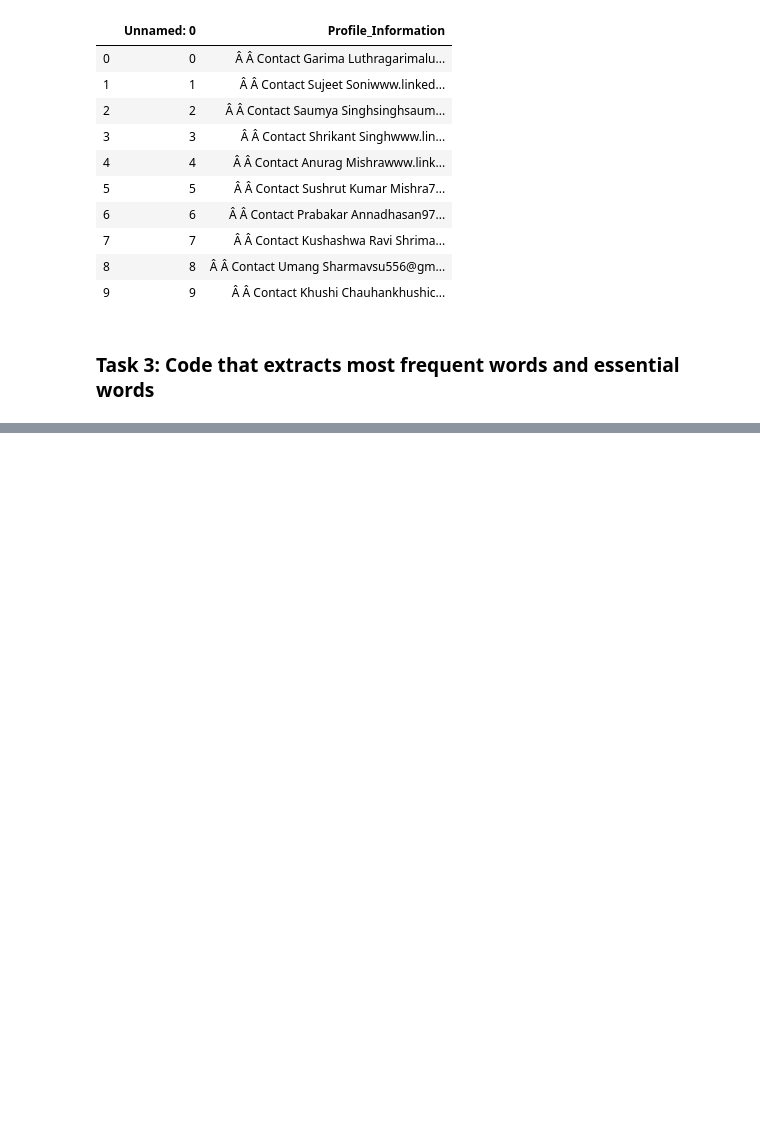
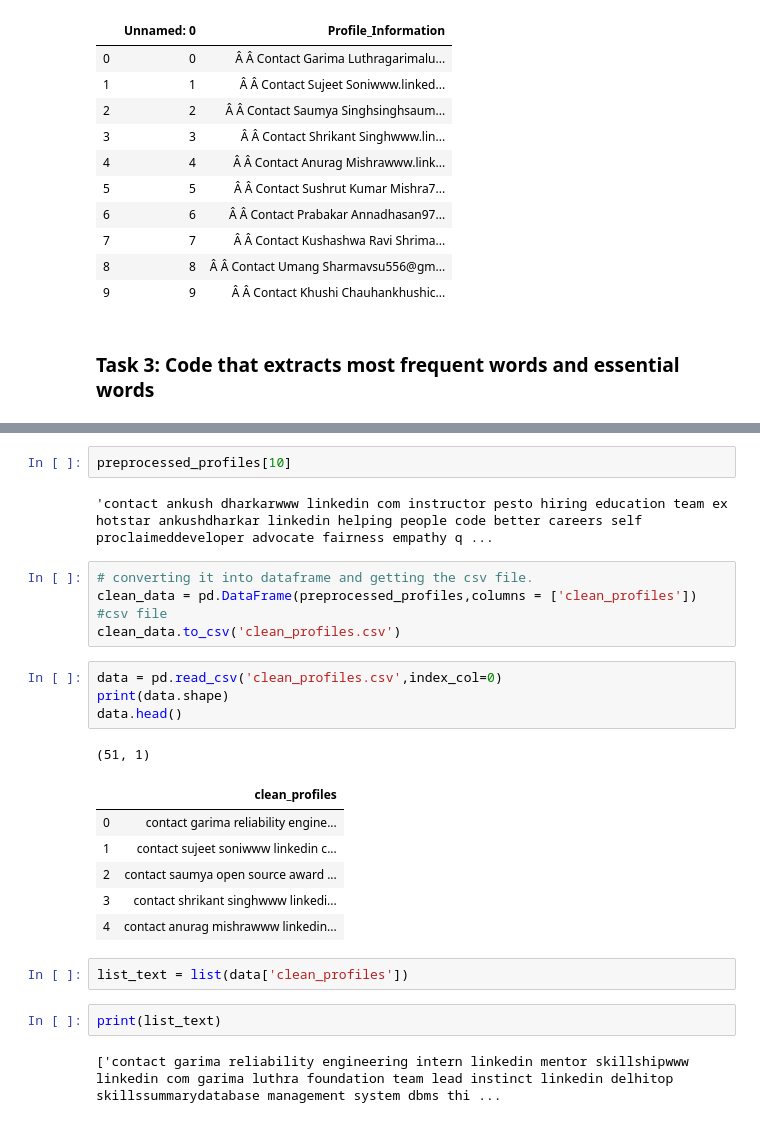
Before and after one commit to Chirag-kumar-ML/AIChamp, a Jupyter notebook: TaskCode.ipynb, the cells around one changed output, grey strips where cells are left out. Saved outputs shown, nothing was run; the diff lists cells and outputs as text; blank space fills up the shorter version.

```diff
--- a/TaskCode.ipynb
+++ b/TaskCode.ipynb
@@ -127,0 +111,27 @@ ai :  2
+# %%
+preprocessed_profiles[10]
+# %% [output]
+'contact ankush dharkarwww linkedin com instructor pesto hiring education team ex hotstar ankushdharkar linkedin helping people code better careers self proclaimeddeveloper advocate fairness empathy q ...
+# %%
+# converting it into dataframe and getting the csv file.
+clean_data = pd.DataFrame(preprocessed_profiles,columns = ['clean_profiles'])
+#csv file
+clean_data.to_csv('clean_profiles.csv')
+# %%
+data = pd.read_csv('clean_profiles.csv',index_col=0)
+print(data.shape)
+data.head()
+# %% [output]
+(51, 1)
+|  | clean_profiles |
+| 0 | contact garima reliability engine... |
+| 1 | contact sujeet soniwww linkedin c... |
+| 2 | contact saumya open source award ... |
+| 3 | contact shrikant singhwww linkedi... |
+| 4 | contact anurag mishrawww linkedin... |
+# %%
+list_text = list(data['clean_profiles'])
+# %%
+print(list_text)
+# %% [output]
+['contact garima reliability engineering intern linkedin mentor skillshipwww linkedin com garima luthra foundation team lead instinct linkedin delhitop skillssummarydatabase management system dbms thi ...
```
Also changed, not shown: parts of 15 cells of this notebook, 56 other files.
